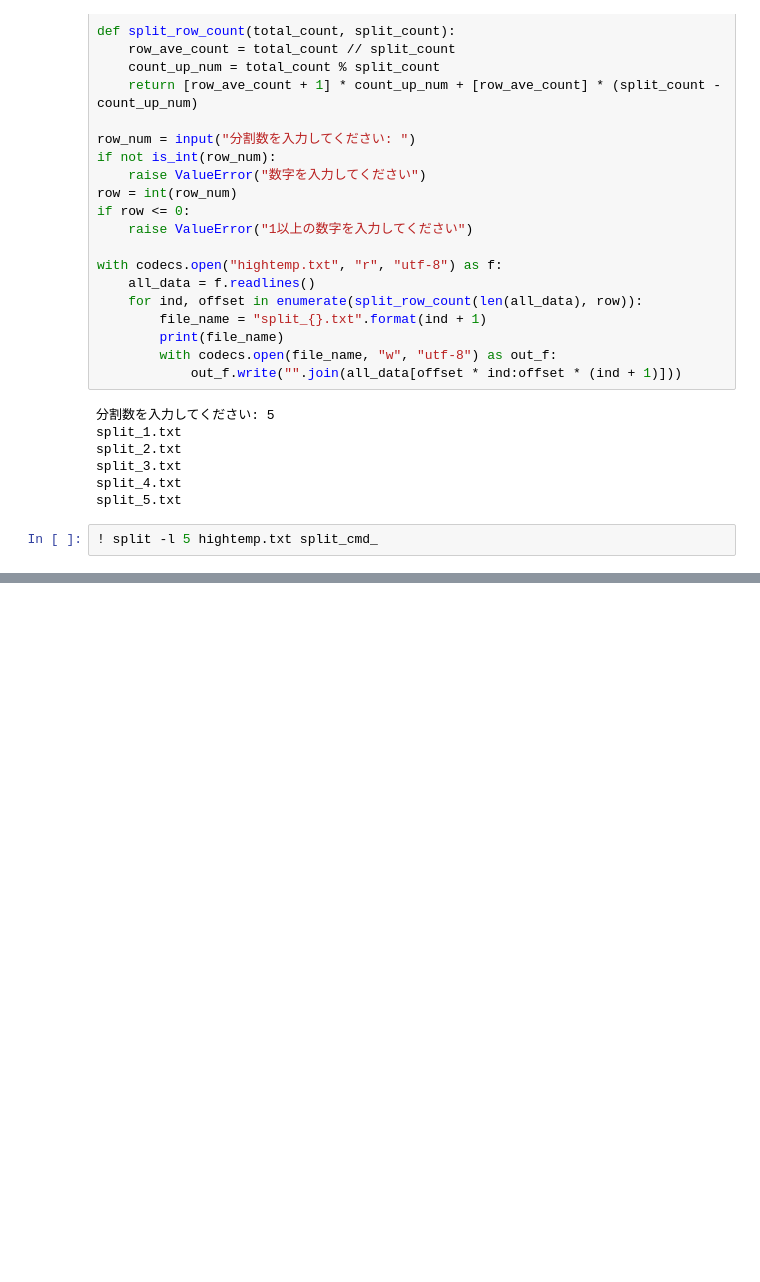
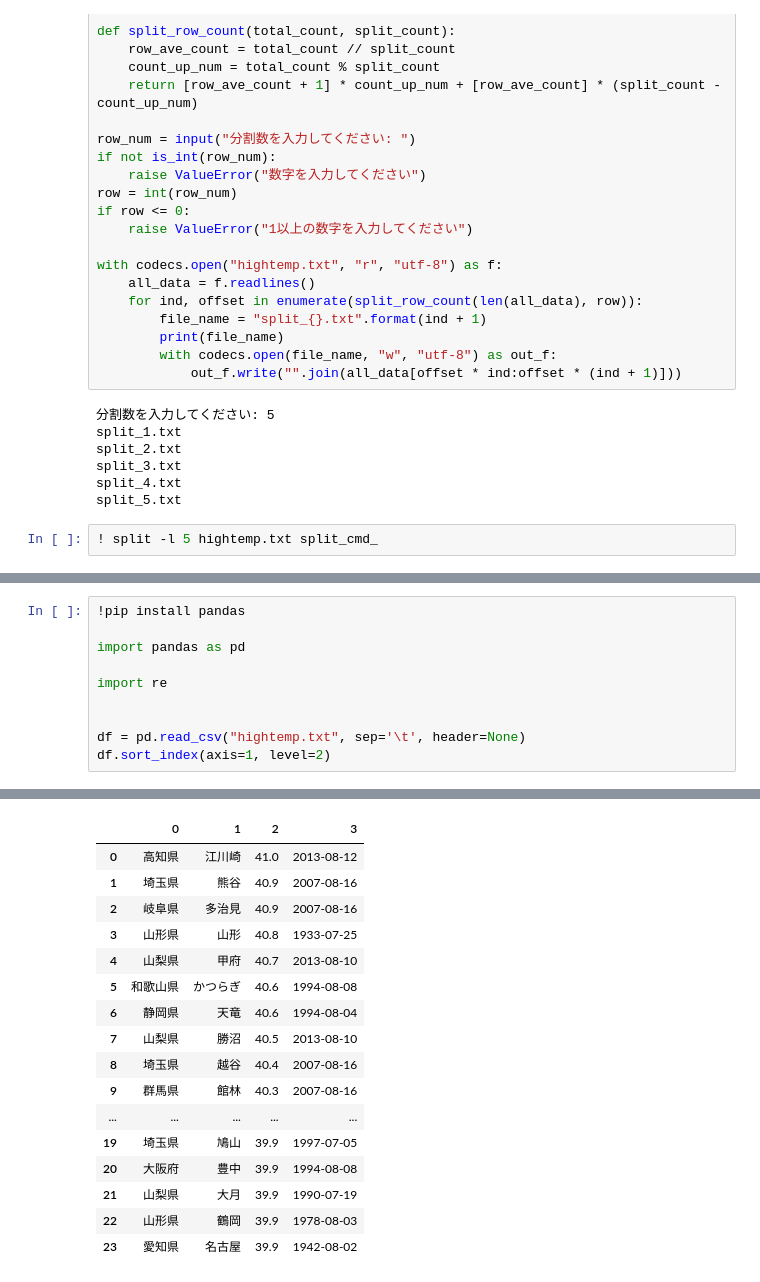
Before and after one commit to risa0320/python100, a Jupyter notebook: 0_25.ipynb, the cells around one changed output, grey strips where cells are left out. Saved outputs shown, nothing was run; the diff lists cells and outputs as text; blank space fills up the shorter version.

```diff
--- a/0_25.ipynb
+++ b/0_25.ipynb
@@ -402,0 +442,11 @@ split_5.txt
+# %%
+!pip install pandas
+
+import pandas as pd
+
+import re
+
+
+df = pd.read_csv("hightemp.txt", sep='\t', header=None)
+df.sort_index(axis=1, level=2)
+# %% [output]
@@ -402,0 +458,17 @@ split_5.txt
+|  | 0 | 1 | 2 | 3 |
+| 0 | 高知県 | 江川崎 | 41.0 | 2013-08-12 |
+| 1 | 埼玉県 | 熊谷 | 40.9 | 2007-08-16 |
+| 2 | 岐阜県 | 多治見 | 40.9 | 2007-08-16 |
+| 3 | 山形県 | 山形 | 40.8 | 1933-07-25 |
+| 4 | 山梨県 | 甲府 | 40.7 | 2013-08-10 |
+| 5 | 和歌山県 | かつらぎ | 40.6 | 1994-08-08 |
+| 6 | 静岡県 | 天竜 | 40.6 | 1994-08-04 |
+| 7 | 山梨県 | 勝沼 | 40.5 | 2013-08-10 |
+| 8 | 埼玉県 | 越谷 | 40.4 | 2007-08-16 |
+| 9 | 群馬県 | 館林 | 40.3 | 2007-08-16 |
+| ... | ... | ... | ... | ... |
+| 19 | 埼玉県 | 鳩山 | 39.9 | 1997-07-05 |
+| 20 | 大阪府 | 豊中 | 39.9 | 1994-08-08 |
+| 21 | 山梨県 | 大月 | 39.9 | 1990-07-19 |
+| 22 | 山形県 | 鶴岡 | 39.9 | 1978-08-03 |
+| 23 | 愛知県 | 名古屋 | 39.9 | 1942-08-02 |
```
Also changed, not shown: parts of 10 cells of this notebook, 1 other file.
